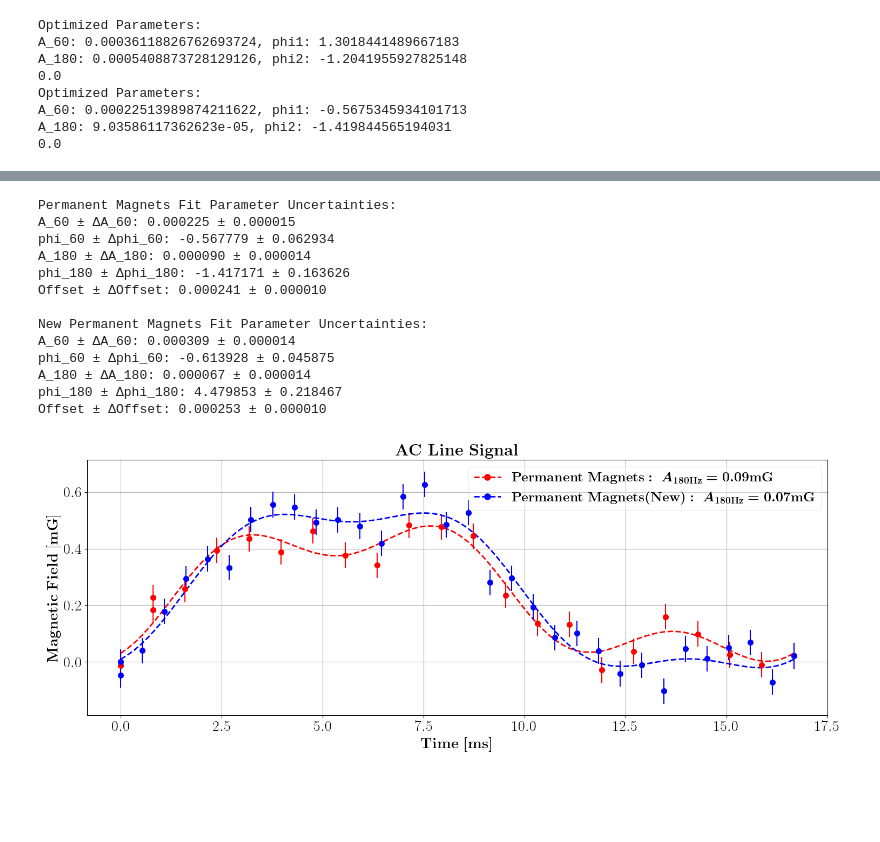
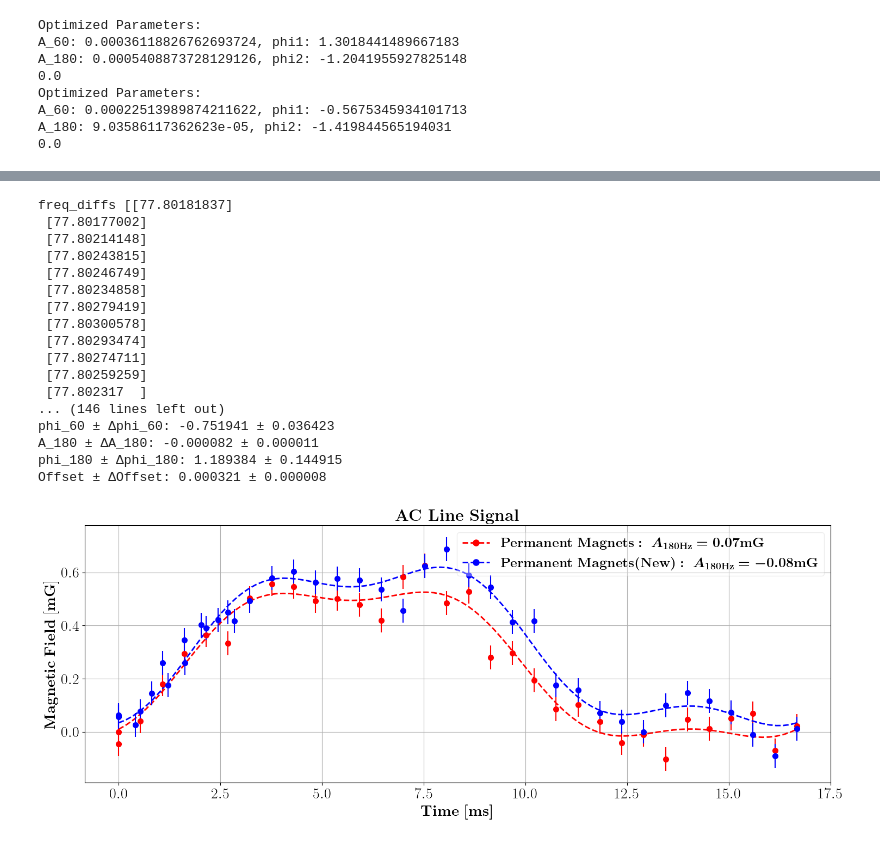
Before and after one commit to GauravTathed/PhD_python_scripts, a Jupyter notebook: LineSignal_charaterization/LineSignal_charaterization.ipynb, the cells around one changed output, grey strips where cells are left out. Cells and saved outputs as stored; diff of their text form; code cells hidden in the pictures; blank space fills up the shorter version.

Commit message:
New Line Signal Charaterization

```diff
--- a/LineSignal_charaterization/LineSignal_charaterization.ipynb
+++ b/LineSignal_charaterization/LineSignal_charaterization.ipynb
@@ -382,7 +382,7 @@ data_dir_new = 'Z:\Lab Data\D52_Calibration_Ba137\RFSoC_LineSignal_sweep_SelfRef
 
 # Regular expression to match the file naming pattern
 file_pattern = re.compile(r"ramsey_reference_transitions_LTWait(\d+\.\d+)us_Shots250_RamseyWait50us_20250312_.*")
-file_pattern_new = re.compile(r"ramsey_reference_transitions_LTWait(\d+\.\d+)us_Shots250_RamseyWait50us_20251121_.*")
+file_pattern_new = re.compile(r"ramsey_reference_transitions_LTWait(\d+\.\d+)us_Shots250_RamseyWait50us_20251206_.*")
 # file_pattern = re.compile(r"ramsey_reference_transitions_LTWait(\d+\.\d+)us_Shots250_RamseyWait50us_202505(14|13)_.*")
 
 def signal_model(t, A1 = 0.0003423806060810839, phi1 = 1.2893867862091697, A2 = 0.0005574657128318643, phi2 = -1.2192683736729186,offset = 0.00014702831939132153):
@@ -577,8 +577,8 @@ data_dir_new = 'Z:\Lab Data\D52_Calibration_Ba137\RFSoC_LineSignal_sweep_SelfRef
 
 
 # Regular expression to match the file naming pattern
-file_pattern = re.compile(r"ramsey_reference_transitions_LTWait(\d+\.\d+)us_Shots250_RamseyWait50us_20250312_.*")
-file_pattern_new = re.compile(r"ramsey_reference_transitions_LTWait(\d+\.\d+)us_Shots250_RamseyWait50us_20251121_.*")
+file_pattern_new = re.compile(r"ramsey_reference_transitions_LTWait(\d+\.\d+)us_Shots250_RamseyWait50us_20251206_.*")
+file_pattern = re.compile(r"ramsey_reference_transitions_LTWait(\d+\.\d+)us_Shots250_RamseyWait50us_20251121_.*")
 # file_pattern = re.compile(r"ramsey_reference_transitions_LTWait(\d+\.\d+)us_Shots250_RamseyWait50us_202505(14|13)_.*")
 
 def signal_model(t, A1 = 0.0003423806060810839, phi1 = 1.2893867862091697, A2 = 0.0005574657128318643, phi2 = -1.2192683736729186,offset = 0.00014702831939132153):
@@ -586,7 +586,7 @@ def signal_model(t, A1 = 0.0003423806060810839, phi1 = 1.2893867862091697, A2 =
     f2 = 180  # Fixed frequency in Hz
     return A1 * np.sin(2 * np.pi * f1 * t + phi1) + A2 * np.sin(2 * np.pi * f2 * t + phi2) + offset
 
-def read_files_and_analyze(data_dir, file_pattern):
+def read_files_and_analyze(data_dir, file_pattern, erase_offset = True):
     lt_wait_values = []
     second_line_values = []
     fourth_line_values = []
@@ -625,12 +625,15 @@ def read_files_and_analyze(data_dir, file_pattern):
     freq_diffs = np.diff(freqs)
     freq_ref_diff = np.diff(freqs_ref)
 
-    # print('freq_diffs', freq_diffs)
-    # print('freq_ref_diff', freq_ref_diff)
+    print('freq_diffs', freq_diffs)
+    print('freq_ref_diff', freq_ref_diff)
 
     t_pm = np.array(times)
     # print(t_pm)
-    y_noisy_pm = np.array(((freq_ref_diff - freq_diffs) - (freq_ref_diff - freq_diffs)[0])/(-3.498)).flatten()
+    if erase_offset == True:
+        y_noisy_pm = np.array(((freq_ref_diff - freq_diffs) - (freq_ref_diff - freq_diffs)[0])/(-3.498)).flatten()
+    else:
+        y_noisy_pm = np.array(((freq_ref_diff - freq_diffs))/(-3.498)).flatten()
     # print(y_noisy_pm)
     # print(t,y)
     # Fit the noisy data
@@ -651,8 +654,8 @@ def read_files_and_analyze(data_dir, file_pattern):
     A1_fit_pm, phi1_fit_pm, A2_fit_pm, phi2_fit_pm, o_pm = params_opt
     return A1_fit_pm, phi1_fit_pm, A2_fit_pm, phi2_fit_pm, o_pm, t_pm, y_noisy_pm, params_cov
 
-A1_fit_pm, phi1_fit_pm, A2_fit_pm, phi2_fit_pm, o_pm, t_pm, y_noisy_pm, params_cov = read_files_and_analyze(data_dir, file_pattern)
-A1_fit_pm_new, phi1_fit_pm_new, A2_fit_pm_new, phi2_fit_pm_new, o_pm_new, t_pm_new, y_noisy_pm_new, params_cov_new = read_files_and_analyze(data_dir_new, file_pattern_new)
+A1_fit_pm, phi1_fit_pm, A2_fit_pm, phi2_fit_pm, o_pm, t_pm, y_noisy_pm, params_cov = read_files_and_analyze(data_dir_new, file_pattern)
+A1_fit_pm_new, phi1_fit_pm_new, A2_fit_pm_new, phi2_fit_pm_new, o_pm_new, t_pm_new, y_noisy_pm_new, params_cov_new = read_files_and_analyze(data_dir_new, file_pattern_new, erase_offset = False)
 
 t_fit_pm = np.linspace(min(t_pm),max(t_pm),100)
 t_fit_pm_new = np.linspace(min(t_pm_new),max(t_pm_new),100)
@@ -697,46 +700,50 @@ def line_signal(t,
     )
 
 combo_handle_PM = mlines.Line2D([], [], color='red',
                              marker='o', linestyle='--',
                              markersize=8, linewidth=2,
                              label=fr"\boldmath$\mathbf{{Permanent\ Magnets}}:\ A_{{180\mathbf{{Hz}}}} = {np.round(A2_fit_pm*1000, 2)} \mathbf{{mG}}$")
 combo_handle_PM_new = mlines.Line2D([], [], color='blue',
                              marker='o', linestyle='--',
                              markersize=8, linewidth=2,
                              label=fr"\boldmath$\mathbf{{Permanent\ Magnets (New)}}:\ A_{{180\mathbf{{Hz}}}} = {np.round(A2_fit_pm_new*1000, 2)} \mathbf{{mG}}$")
 
 
 # legend_xy = (0.70, 0.15)        # 0–1 axes-fraction coords — tweak at will
 leg = plt.legend(handles=[combo_handle_PM,combo_handle_PM_new],
                 # bbox_to_anchor=legend_xy,
                 loc='upper right',
                 framealpha=0.35,   # slightly transparent background
                 fontsize=18)
 
 for txt in leg.get_texts():
     txt.set_fontweight('bold')
 # plt.legend()
 plt.xlabel(r"\boldmath$\mathbf{Time\ [ms]}$")
 plt.ylabel(r"$\mathbf{Magnetic\ Field\ [mG]}$")
 plt.title(r"\textbf{AC Line Signal}")
 plt.grid()
 plt.tight_layout()
 plt.savefig('line_signal_EM_vs_PM.png')
 plt.show()
 # %% [output]
-Permanent Magnets Fit Parameter Uncertainties:
-A_60 ± ΔA_60: 0.000225 ± 0.000015
-phi_60 ± Δphi_60: -0.567779 ± 0.062934
-A_180 ± ΔA_180: 0.000090 ± 0.000014
-phi_180 ± Δphi_180: -1.417171 ± 0.163626
-Offset ± ΔOffset: 0.000241 ± 0.000010
-
-New Permanent Magnets Fit Parameter Uncertainties:
-A_60 ± ΔA_60: 0.000309 ± 0.000014
-phi_60 ± Δphi_60: -0.613928 ± 0.045875
-A_180 ± ΔA_180: 0.000067 ± 0.000014
-phi_180 ± Δphi_180: 4.479853 ± 0.218467
-Offset ± ΔOffset: 0.000253 ± 0.000010
+freq_diffs [[77.80181837]
+ [77.80177002]
+ [77.80214148]
+ [77.80243815]
+ [77.80246749]
+ [77.80234858]
+ [77.80279419]
+ [77.80300578]
+ [77.80293474]
+ [77.80274711]
+ [77.80259259]
+ [77.802317  ]
+... (146 lines left out)
+phi_60 ± Δphi_60: -0.751941 ± 0.036423
+A_180 ± ΔA_180: -0.000082 ± 0.000011
+phi_180 ± Δphi_180: 1.189384 ± 0.144915
+Offset ± ΔOffset: 0.000321 ± 0.000008
-[figure, old version]
+[figure, new version]
 # %%
 %matplotlib widget
```
Also changed, not shown: parts of 1 cell of this notebook, 9 other files.
